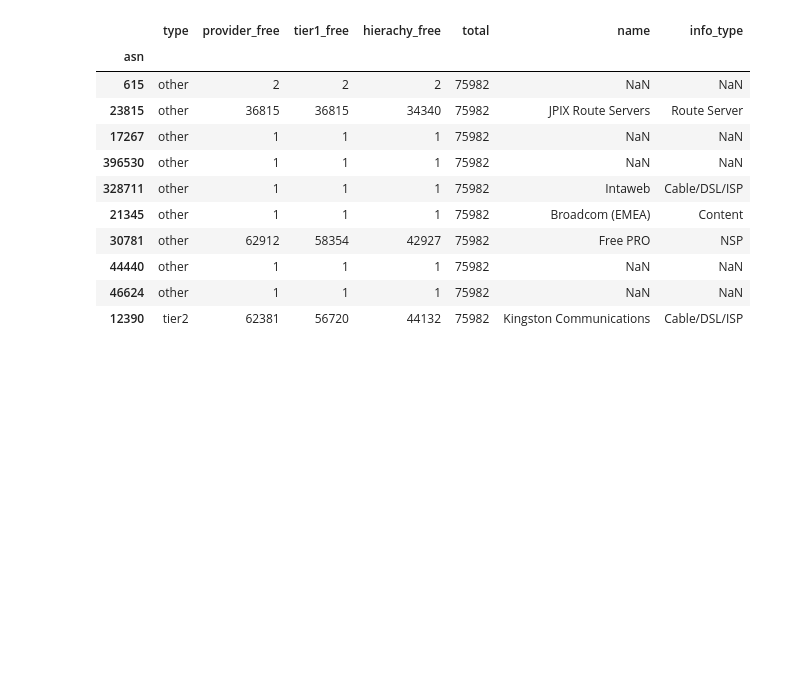
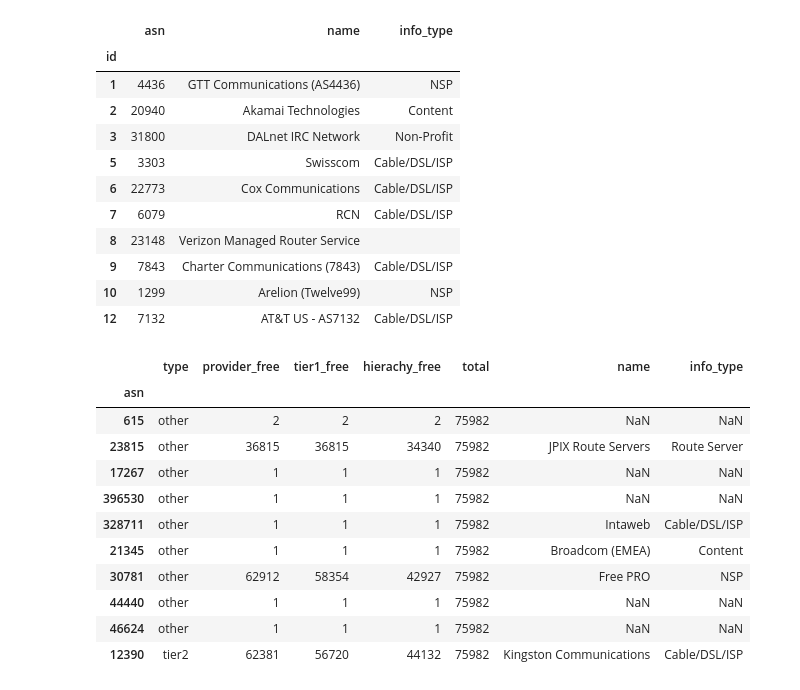
Before and after one commit to guissalustiano/measuring-the-internet-flatenning, a Jupyter notebook: analise.ipynb, the cells around one changed output. Saved outputs shown, nothing was run; the diff lists cells and outputs as text; code cells hidden in the pictures; blank space fills up the shorter version.

```diff
--- a/analise.ipynb
+++ b/analise.ipynb
@@ -5,14 +5,28 @@ import json
 # %%
 list=[]
 for i in range(1,2):
   with open(f'/Users/chiararizzato/Downloads/peeringdb_2_dump_2024_01_{i:02d}.json') as file:
     doc=json.load(file)
   dfPeering=pd.DataFrame.from_records(doc['net']['data'],index='id')
   list.append(dfPeering)
 
 dfPeering=pd.concat(list)
 
 dfPeering=dfPeering[['asn','name','info_type']]
+dfPeering.head(10)
+# %% [output]
+|  | asn | name | info_type |
+| id |  |  |  |
+| 1 | 4436 | GTT Communications (AS4436) | NSP |
+| 2 | 20940 | Akamai Technologies | Content |
+| 3 | 31800 | DALnet IRC Network | Non-Profit |
+| 5 | 3303 | Swisscom | Cable/DSL/ISP |
+| 6 | 22773 | Cox Communications | Cable/DSL/ISP |
+| 7 | 6079 | RCN | Cable/DSL/ISP |
+| 8 | 23148 | Verizon Managed Router Service |  |
+| 9 | 7843 | Charter Communications (7843) | Cable/DSL/ISP |
+| 10 | 1299 | Arelion (Twelve99) | NSP |
+| 12 | 7132 | AT&T US - AS7132 | Cable/DSL/ISP |
 # %%
 df = pd.read_csv("/Users/chiararizzato/Downloads/data.csv")
 df=df.set_index('asn').join(dfPeering.set_index('asn'))
```
Also changed, not shown: parts of 4 cells of this notebook, 1 other file.
